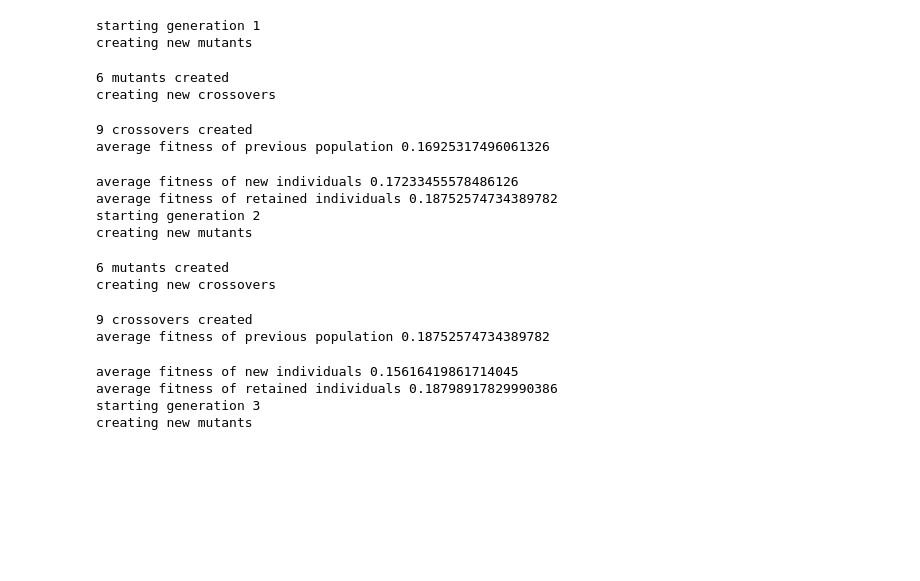
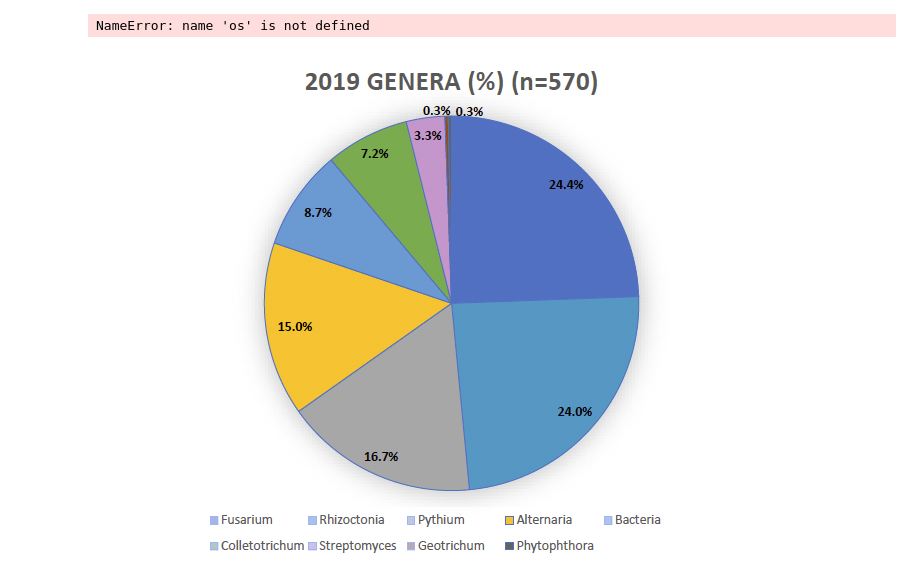
Before and after one commit to ericmusa-ibm-public/reverse-clip-captions, a Jupyter notebook: main.ipynb, the cells around one changed output. Cells and saved outputs as stored; diff of their text form; code cells hidden in the pictures; blank space fills up the shorter version.

```diff
--- a/main.ipynb
+++ b/main.ipynb
@@ -157,12 +155,14 @@ def mean_fitness(population):
     return sum(_.fitness for _ in population) / len(population)
 # %%
 from tqdm import tqdm
+import os
+
 
 n_population = 20
 new_mutants_per_generation = 6
 new_crossovers_per_generation = 9
 new_offspring_per_crossover = 2
-n_generations = 10
+n_generations = 20
 keep_top_k = 5
 
 
@@ -216,23 +216,9 @@ for generation in tqdm(range(n_generations)):
     print(f'average fitness of retained individuals {mean_fitness(retained_population)}')
 
     population = retained_population
-    # input()
 # %% [output]
-starting generation 1
-creating new mutants
+NameError: name 'os' is not defined
-6 mutants created
-creating new crossovers
-9 crossovers created
-average fitness of previous population 0.16925317496061326
-average fitness of new individuals 0.17233455578486126
-average fitness of retained individuals 0.18752574734389782
-starting generation 2
-creating new mutants
-6 mutants created
-creating new crossovers
-9 crossovers created
-average fitness of previous population 0.18752574734389782
-average fitness of new individuals 0.15616419861714045
-average fitness of retained individuals 0.18798917829990386
-starting generation 3
-creating new mutants
+# %%
+DEFAULT_OBJECTIVE_IMAGE
+# %% [output]
+[figure, added]
```
Also changed, not shown: parts of 2 cells of this notebook, 2 other files.
